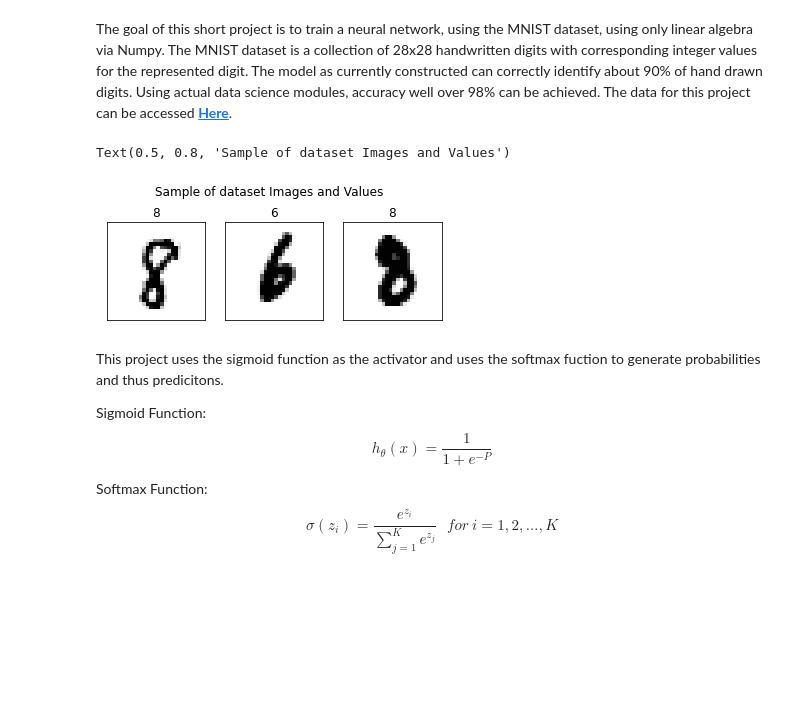
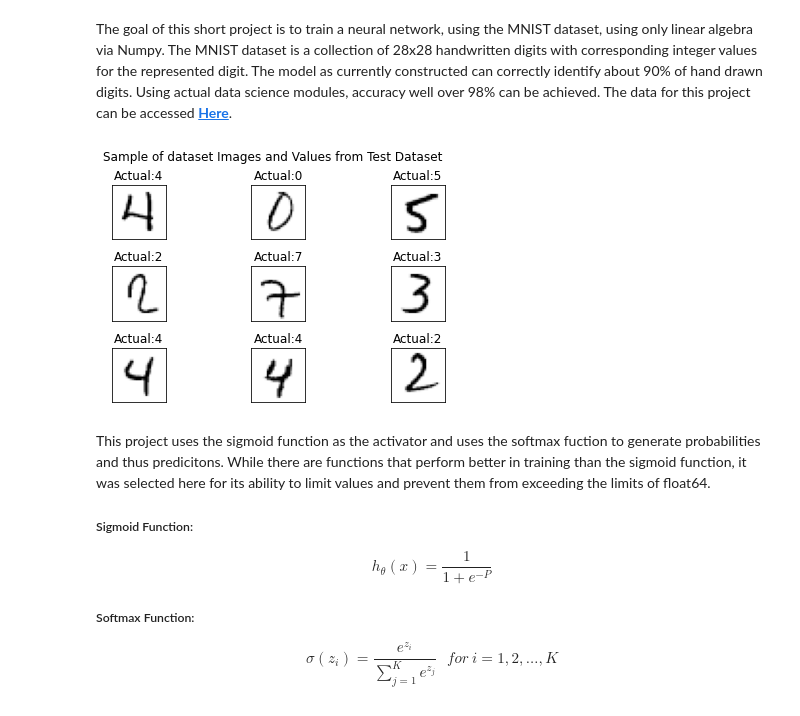
Before and after one commit to patrick-naylor/MNIST-Neural-Network-From-Scratch, a Jupyter notebook: Neural_Net_From_Scratch.ipynb, the cells around one changed output. Cells and saved outputs as stored; diff of their text form; code cells hidden in the pictures; blank space fills up the shorter version.

```diff
--- a/Neural_Net_From_Scratch.ipynb
+++ b/Neural_Net_From_Scratch.ipynb
@@ -19,36 +19,29 @@ m, n = train_X.shape
 train_X = train_X.T
 test_X = test_X.T
 # %%
-nums = np.random.randint(0, 59999, 3)
+nums = np.random.randint(0, 9999, 9)
 plt.figure(1)
-plt.subplot(131)
-plt.imshow(train_X[:,nums[0]].reshape(28,28), cmap='Greys')
-plt.yticks([])
-plt.xticks([])
-plt.title(train_y[nums[0]])
-plt.subplot(132)
-plt.imshow(train_X[:,nums[1]].reshape(28,28), cmap='Greys')
-plt.title(train_y[nums[1]])
-plt.yticks([])
-plt.xticks([])
-plt.subplot(133)
-plt.imshow(train_X[:,nums[2]].reshape(28,28), cmap='Greys')
-plt.title(train_y[nums[2]])
-plt.yticks([])
-plt.xticks([])
-plt.suptitle("Sample of dataset Images and Values", y=.8)
+for i in range(9):
+    plt.subplot(3,3,i+1)
+    plt.imshow(test_X[:,nums[i]].reshape(28,28), cmap='Greys')
+    plt.yticks([])
+    plt.xticks([])
+    plt.title('Actual:' + str(test_y[nums[i]]))
+plt.suptitle("Sample of dataset Images and Values from Test Dataset", y=1)
+plt.subplots_adjust(hspace = .5, wspace = 1.5)
 # %% [output]
-Text(0.5, 0.8, 'Sample of dataset Images and Values')
-[figure, old version]
+[figure, new version]
 # %% [markdown]
-This project uses the sigmoid function as the activator and uses the softmax fuction to generate probabilities and thus predicitons.
+This project uses the sigmoid function as the activator and uses the softmax fuction to generate probabilities and thus predicitons. While there are functions that perform better in training than the sigmoid function, it was selected here for its ability to limit values and prevent them from exceeding the limits of float64.
 
-Sigmoid Function:
+##### Sigmoid Function:
+
 $$
  h_ \theta (x) =  \frac{\mathrm{1} }{\mathrm{1} + e^{-P} }
 $$
 
-Softmax Function:
+##### Softmax Function:
+
 $$
 \sigma(z_i) = \frac{e^{z_{i}}}{\sum_{j=1}^K e^{z_{j}}} \ \ \ for\ i=1,2,\dots,K
 $$
```
Also changed, not shown: parts of 11 cells of this notebook.
